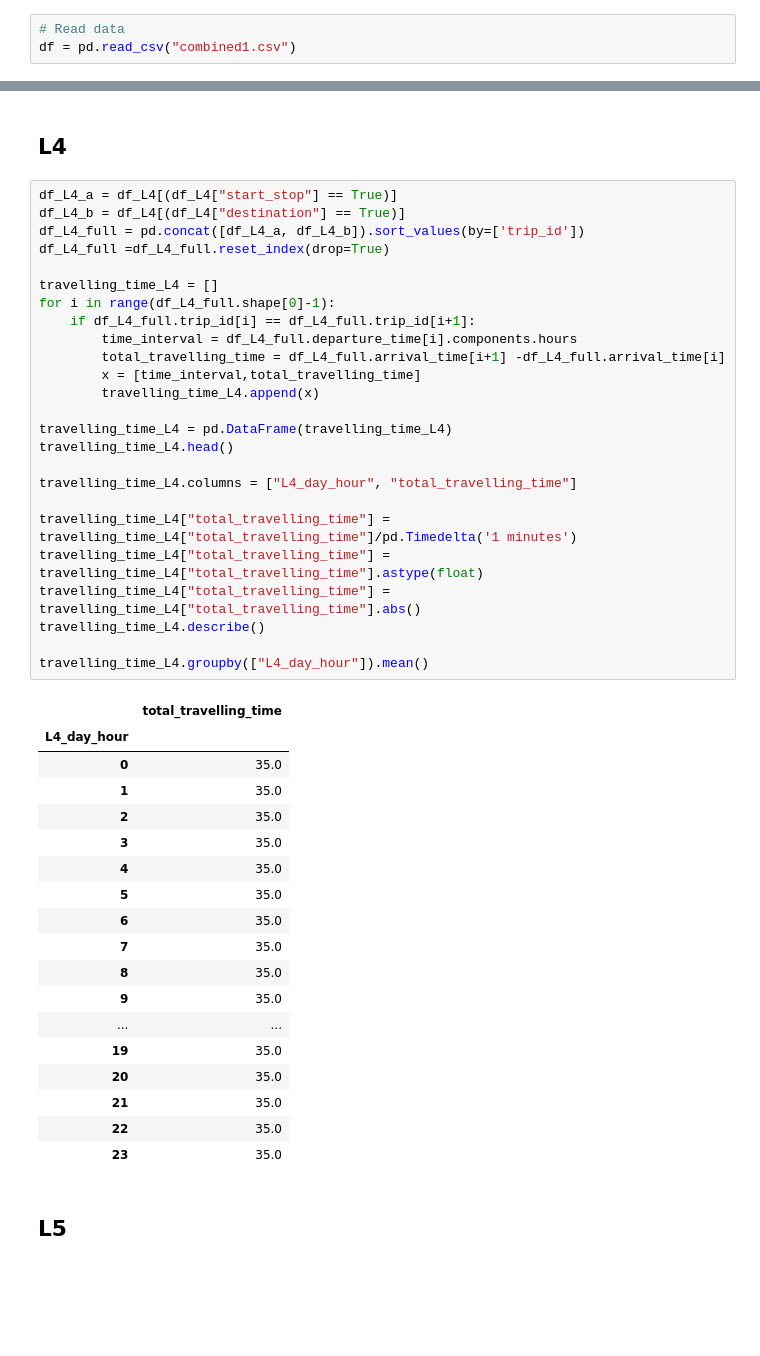
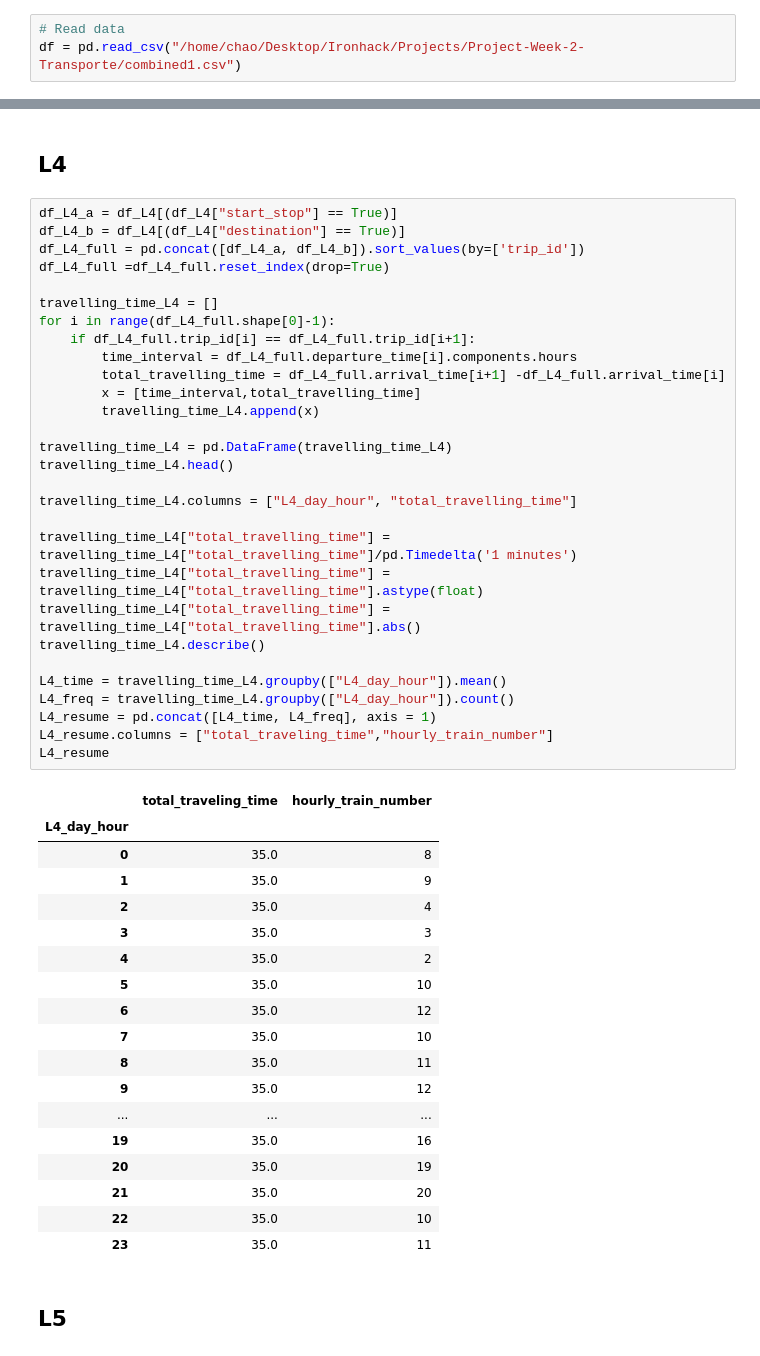
Before and after one commit to ChaotingChang/Project-Barcelona-public-transportation-capacity-in-big-event, a Jupyter notebook: your-project/Project_Week2-add-bus.ipynb, the cells around one changed output, grey strips where cells are left out. Saved outputs shown, nothing was run; the diff lists cells and outputs as text; blank space fills up the shorter version.

```diff
--- a/your-project/Project_Week2-add-bus.ipynb
+++ b/your-project/Project_Week2-add-bus.ipynb
@@ -3,6 +3,6 @@ import numpy as np
 import pandas as pd
 # %%
 # Read data
-df = pd.read_csv("combined1.csv")
+df = pd.read_csv("/home/chao/Desktop/Ironhack/Projects/Project-Week-2-Transporte/combined1.csv")
 # %%
 df.head()
@@ -293,47 +259,51 @@ travelling_time_L3.groupby(["L3_day_hour"]).mean()
 # %%
 df_L4_a = df_L4[(df_L4["start_stop"] == True)]
 df_L4_b = df_L4[(df_L4["destination"] == True)]
 df_L4_full = pd.concat([df_L4_a, df_L4_b]).sort_values(by=['trip_id'])
 df_L4_full =df_L4_full.reset_index(drop=True)
 
 travelling_time_L4 = []
 for i in range(df_L4_full.shape[0]-1):
     if df_L4_full.trip_id[i] == df_L4_full.trip_id[i+1]:
         time_interval = df_L4_full.departure_time[i].components.hours
         total_travelling_time = df_L4_full.arrival_time[i+1] -df_L4_full.arrival_time[i]
         x = [time_interval,total_travelling_time]
         travelling_time_L4.append(x)
 
 travelling_time_L4 = pd.DataFrame(travelling_time_L4)
 travelling_time_L4.head()
 
 travelling_time_L4.columns = ["L4_day_hour", "total_travelling_time"]
 
 travelling_time_L4["total_travelling_time"] = travelling_time_L4["total_travelling_time"]/pd.Timedelta('1 minutes')
 travelling_time_L4["total_travelling_time"] = travelling_time_L4["total_travelling_time"].astype(float)
 travelling_time_L4["total_travelling_time"] = travelling_time_L4["total_travelling_time"].abs()
 travelling_time_L4.describe()
 
-travelling_time_L4.groupby(["L4_day_hour"]).mean()
+L4_time = travelling_time_L4.groupby(["L4_day_hour"]).mean()
+L4_freq = travelling_time_L4.groupby(["L4_day_hour"]).count()
+L4_resume = pd.concat([L4_time, L4_freq], axis = 1)
+L4_resume.columns = ["total_traveling_time","hourly_train_number"]
+L4_resume
 # %% [output]
-|  | total_travelling_time |
-| L4_day_hour |  |
-| 0 | 35.0 |
-| 1 | 35.0 |
-| 2 | 35.0 |
-| 3 | 35.0 |
-| 4 | 35.0 |
-| 5 | 35.0 |
-| 6 | 35.0 |
-| 7 | 35.0 |
-| 8 | 35.0 |
-| 9 | 35.0 |
-| ... | ... |
-| 19 | 35.0 |
-| 20 | 35.0 |
-| 21 | 35.0 |
-| 22 | 35.0 |
-| 23 | 35.0 |
+|  | total_traveling_time | hourly_train_number |
+| L4_day_hour |  |  |
+| 0 | 35.0 | 8 |
+| 1 | 35.0 | 9 |
+| 2 | 35.0 | 4 |
+| 3 | 35.0 | 3 |
+| 4 | 35.0 | 2 |
+| 5 | 35.0 | 10 |
+| 6 | 35.0 | 12 |
+| 7 | 35.0 | 10 |
+| 8 | 35.0 | 11 |
+| 9 | 35.0 | 12 |
+| ... | ... | ... |
+| 19 | 35.0 | 16 |
+| 20 | 35.0 | 19 |
+| 21 | 35.0 | 20 |
+| 22 | 35.0 | 10 |
+| 23 | 35.0 | 11 |
 # %% [markdown]
 ## L5
 # %%
```
Also changed, not shown: parts of 23 cells of this notebook.
